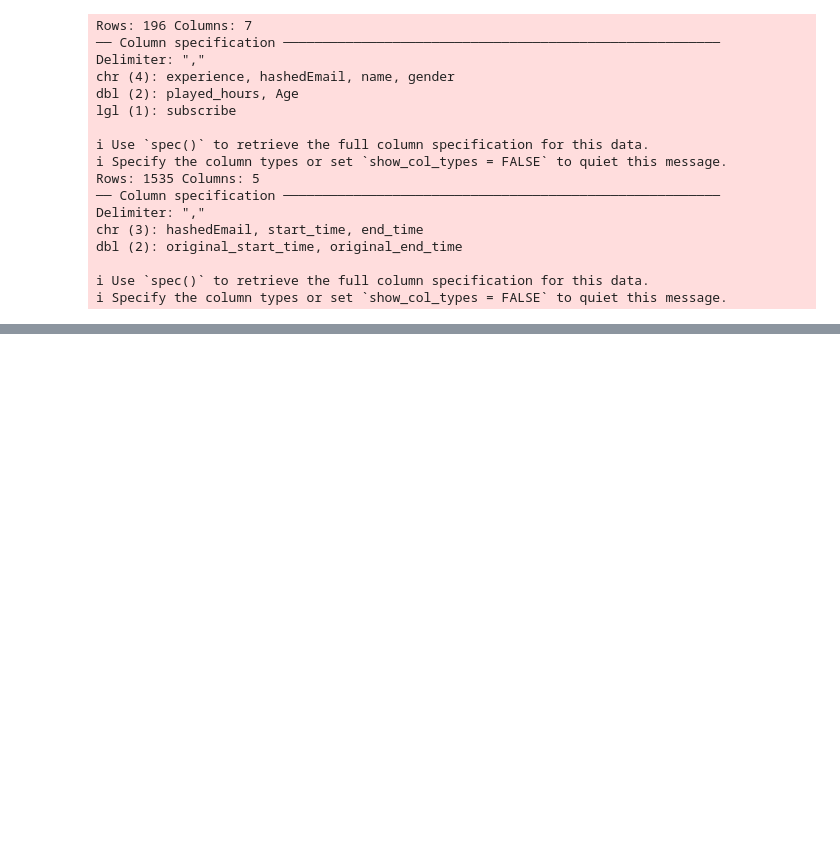
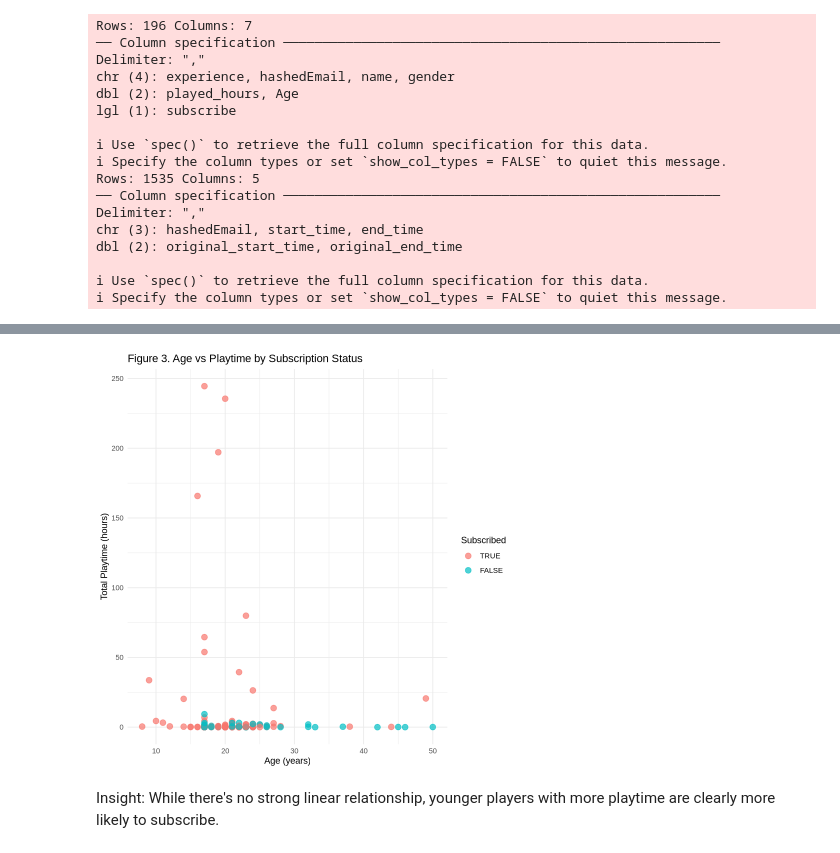
Before and after one commit to rahanikou/dsci-project-2025, a Jupyter notebook: project.ipynb, the cells around one changed output, grey strips where cells are left out. Cells and saved outputs as stored; diff of their text form; code cells hidden in the pictures; blank space fills up the shorter version.

```diff
--- a/project.ipynb
+++ b/project.ipynb
@@ -101,0 +123,10 @@ dbl (2): original_start_time, original_end_time
+# %%
+ggplot(players_clean, aes(x = Age, y = calculated_played_hours, color = subscribe)) +
+  geom_point(alpha = 0.7, size = 3) +
+  labs(title = "Figure 3. Age vs Playtime by Subscription Status",
+       x = "Age (years)", y = "Total Playtime (hours)", color = "Subscribed") +
+  theme_minimal()
+# %% [output]
+[figure, added]
+# %% [markdown]
+Insight: While there's no strong linear relationship, younger players with more playtime are clearly more likely to subscribe.
```
Also changed, not shown: parts of 16 cells of this notebook.
